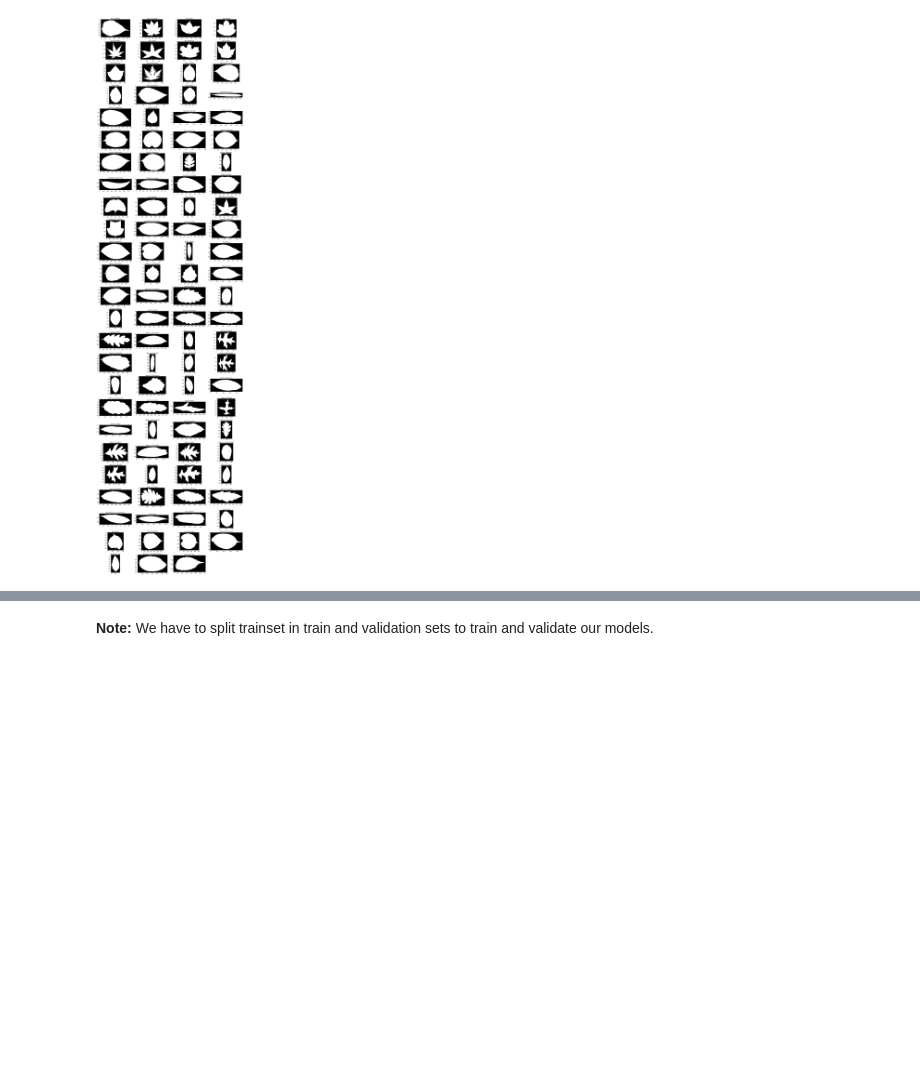
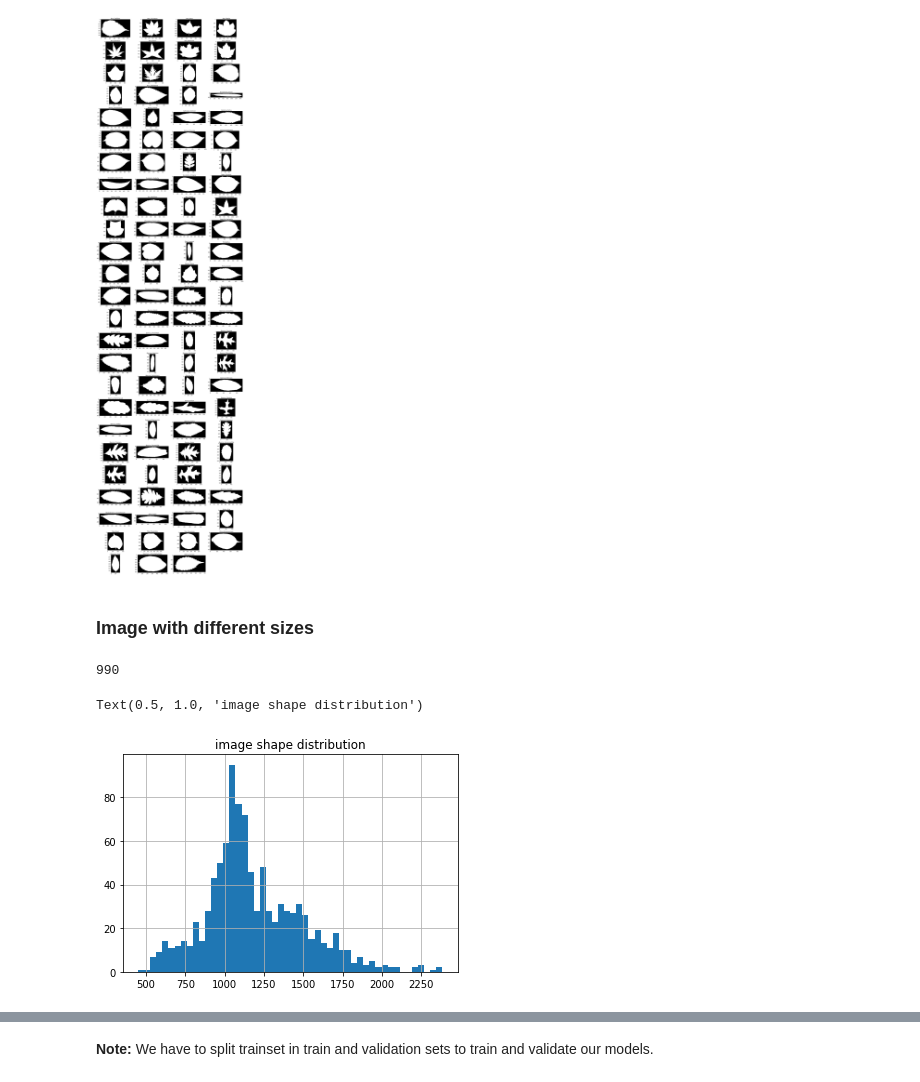
Before and after one commit to DaielChom/ann_leaf_classification, a Jupyter notebook: 02 - Data exploration.ipynb, the cells around one changed output, grey strips where cells are left out. Drawn from its saved outputs; the diff is of its cells as text; code cells hidden in the pictures; blank space fills up the shorter version.

```diff
--- a/02 - Data exploration.ipynb
+++ b/02 - Data exploration.ipynb
@@ -155,3 +158,19 @@ for n, idx in enumerate(id_per_specie):
 #plt.show()
 # %% [output]
 [figure]
+# %% [markdown]
+### Image with different sizes
+# %%
+image_shapes = [train_images[i].shape for i in train_images]
+ids_shapes = [i for i in train_images]
+
+len(image_shapes)
+# %% [output]
+990
+# %%
+plt.hist([np.sum(i) for i in image_shapes], bins=50);
+plt.grid()
+plt.title("image shape distribution")
+# %% [output]
+Text(0.5, 1.0, 'image shape distribution')
+[figure, added]
```
Also changed, not shown: parts of 16 cells of this notebook.
